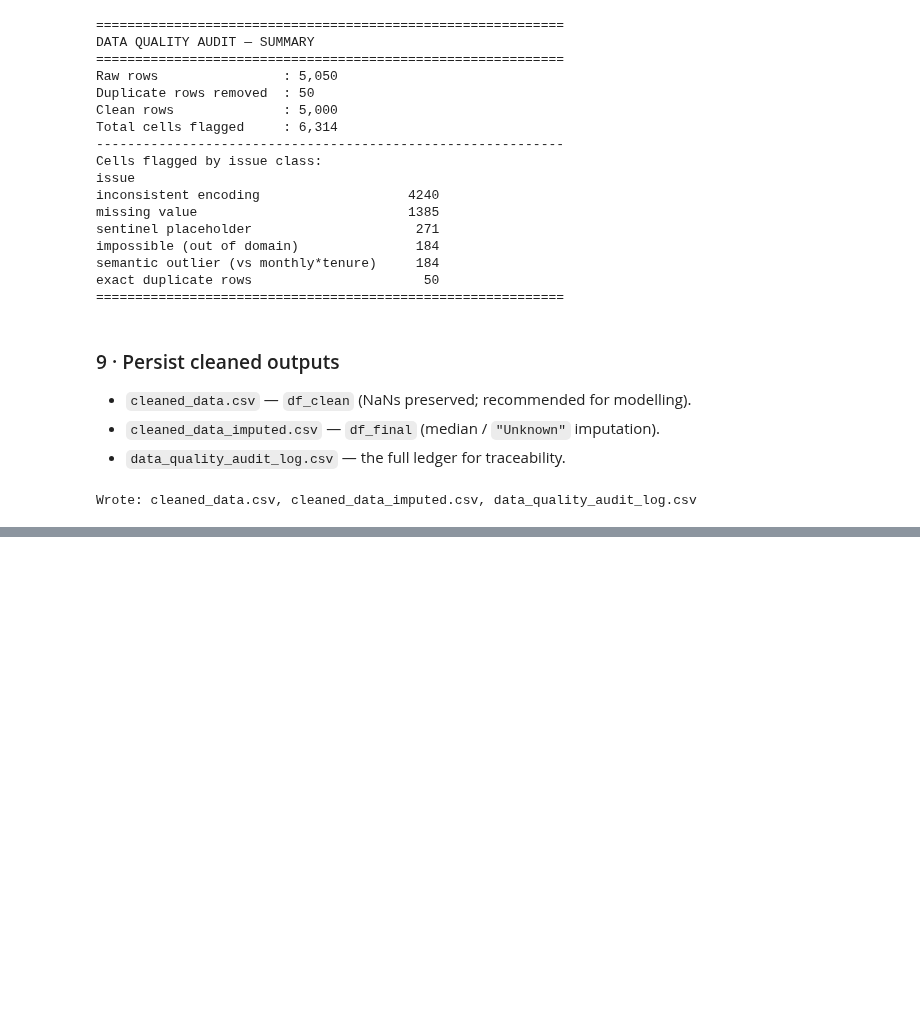
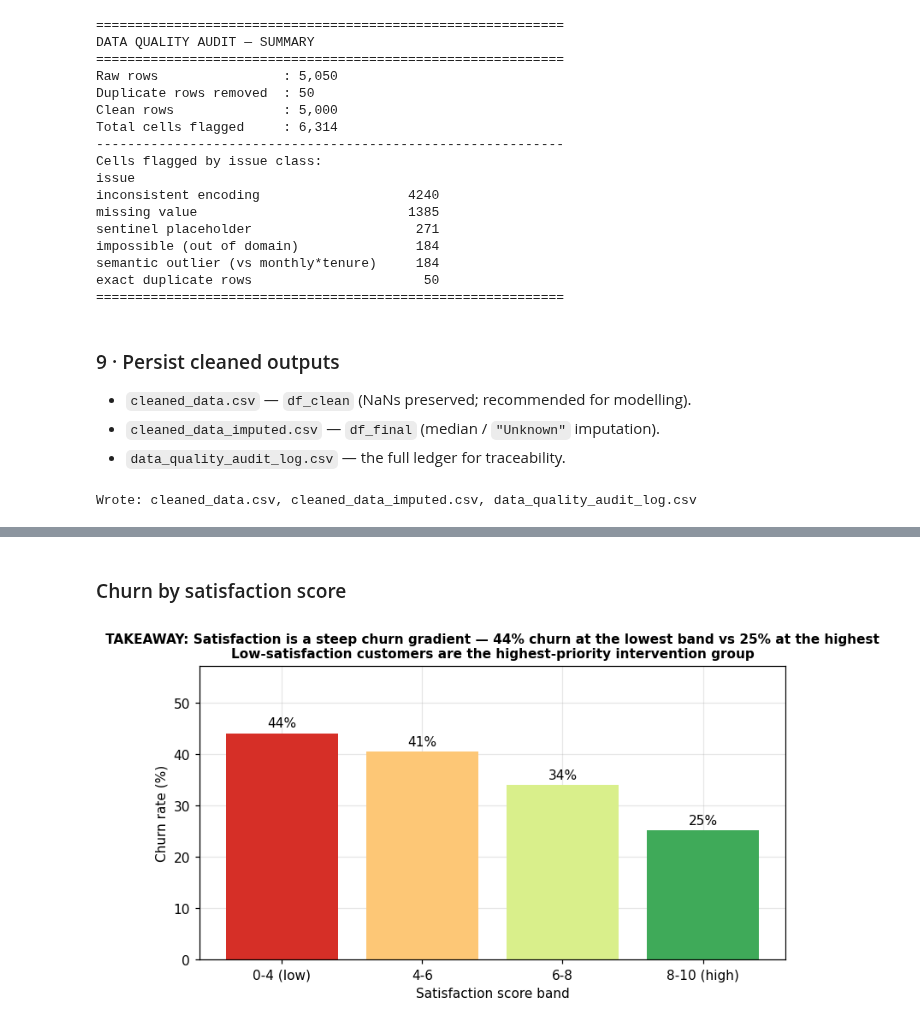
Before and after one commit to afsalbadarudeen/AI-ML-Assessment, a Jupyter notebook: teleconnect_assessment.ipynb, the cells around one changed output, grey strips where cells are left out. Cells and saved outputs as stored; diff of their text form; code cells hidden in the pictures; blank space fills up the shorter version.

```diff
--- a/teleconnect_assessment.ipynb
+++ b/teleconnect_assessment.ipynb
@@ -543,0 +729,20 @@ Wrote: cleaned_data.csv, cleaned_data_imputed.csv, data_quality_audit_log.csv
+# %% [markdown]
+###  Churn by satisfaction score
+# %%
+sg = pd.cut(eda["satisfaction_score"], bins=[0, 4, 6, 8, 10],
+            labels=["0-4 (low)", "4-6", "6-8", "8-10 (high)"], include_lowest=True)
+sr = eda.groupby(sg)[TARGET].mean()
+lo, hi = sr.iloc[0], sr.iloc[-1]
+fig, ax = plt.subplots(figsize=(7, 4.2))
+bars = ax.bar(sr.index.astype(str), sr.values * 100,
+              color=plt.cm.RdYlGn(np.linspace(0.1, 0.85, len(sr))))
+ax.bar_label(bars, fmt="%.0f%%", padding=3)
+ax.set_ylabel("Churn rate (%)"); ax.set_xlabel("Satisfaction score band")
+ax.set_ylim(0, sr.max() * 130)
+ax.set_title(f"TAKEAWAY: Satisfaction is a steep churn gradient — {lo:.0%} churn "
+             f"at the lowest band vs {hi:.0%} at the highest\nLow-satisfaction "
+             f"customers are the highest-priority intervention group",
+             fontsize=10, fontweight="bold")
+plt.tight_layout(); plt.show()
+# %% [output]
+[figure, added]
```
Also changed, not shown: parts of 35 cells of this notebook, 2 other files.
